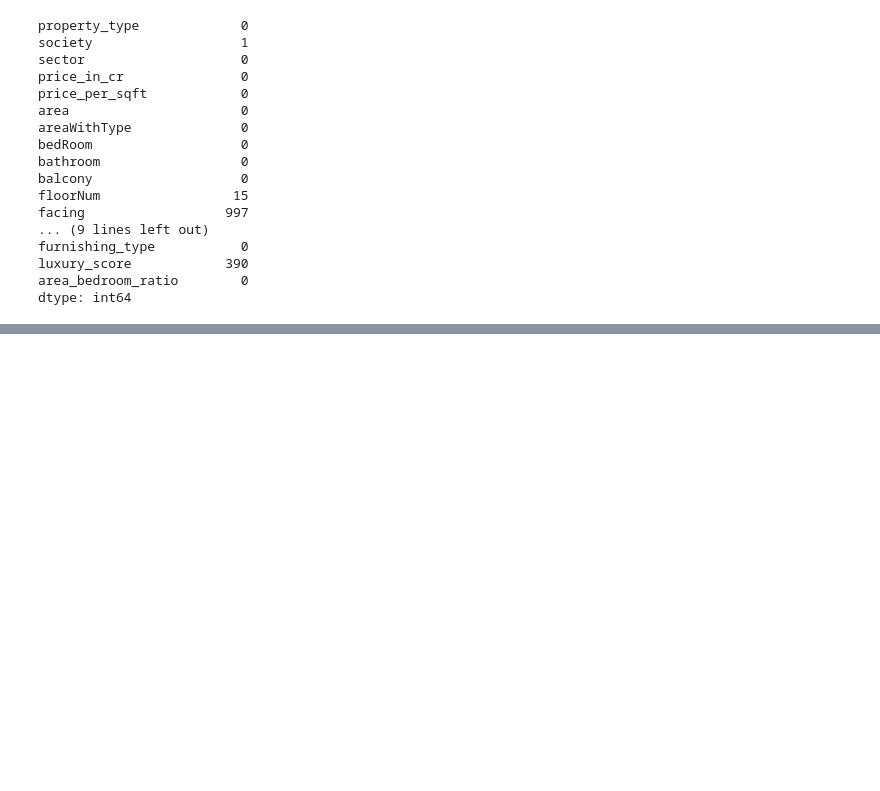
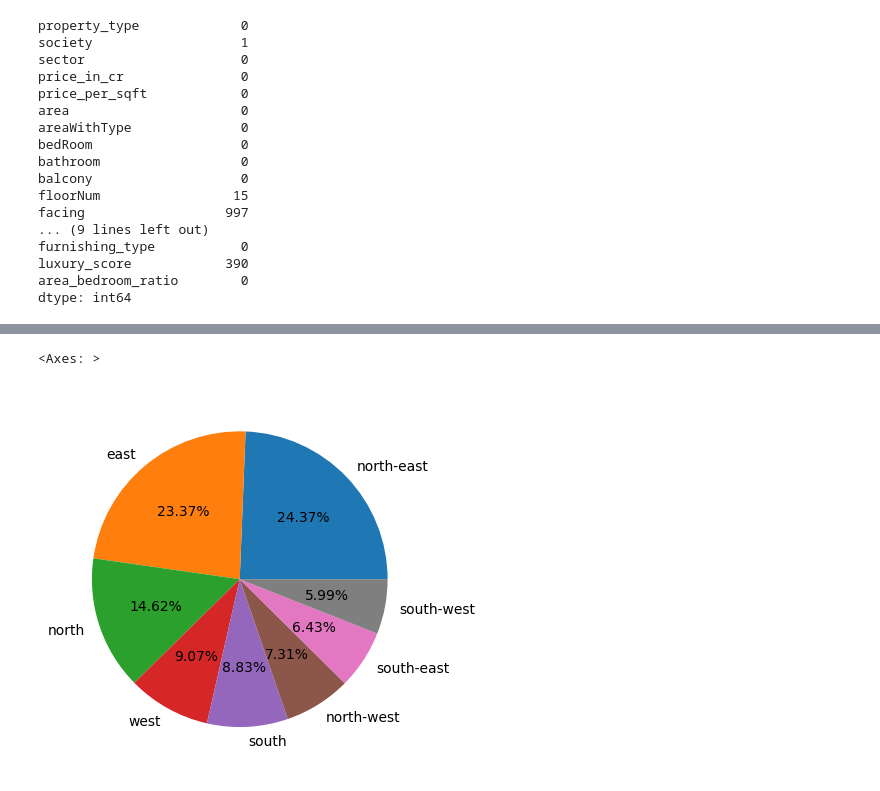
Before and after one commit to akshaypratap008/Real-Estate-Project, a Jupyter notebook: notebooks/data_preprocessing/7_missing_value_imputation.ipynb, the cells around one changed output, grey strips where cells are left out. Saved outputs shown, nothing was run; the diff lists cells and outputs as text; code cells hidden in the pictures; blank space fills up the shorter version.

```diff
--- a/notebooks/data_preprocessing/7_missing_value_imputation.ipynb
+++ b/notebooks/data_preprocessing/7_missing_value_imputation.ipynb
@@ -242,0 +376,7 @@ dtype: int64
+# %%
+df['facing'] = df['facing'].str.strip().str.lower()
+# %%
+df['facing'].value_counts().plot(kind = 'pie', autopct = '%0.2f%%')
+# %% [output]
+<Axes: >
+[figure, added]
```
Also changed, not shown: parts of 51 cells of this notebook.
